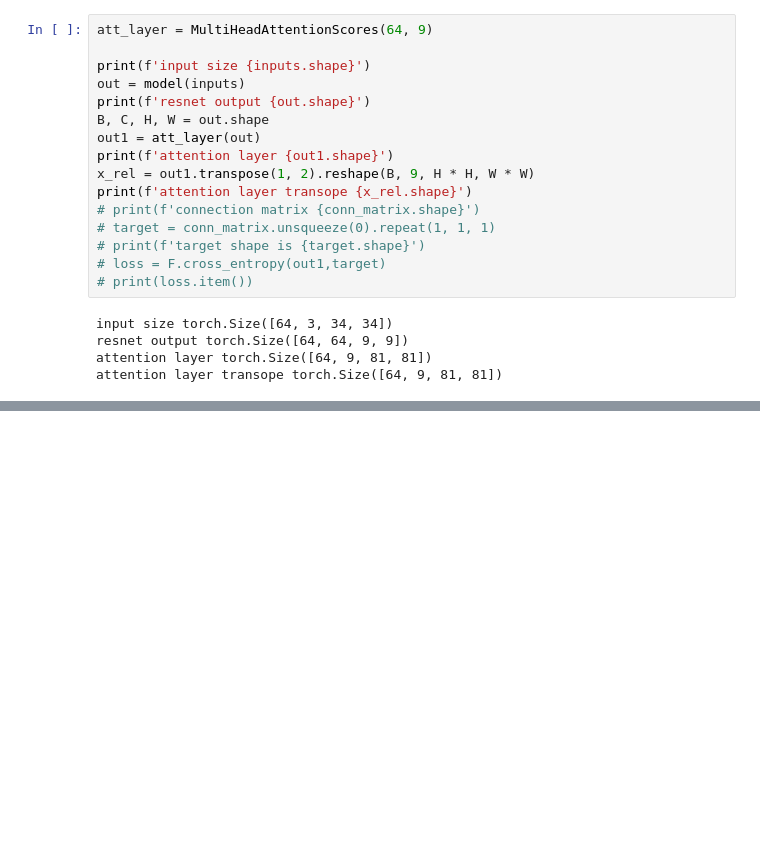
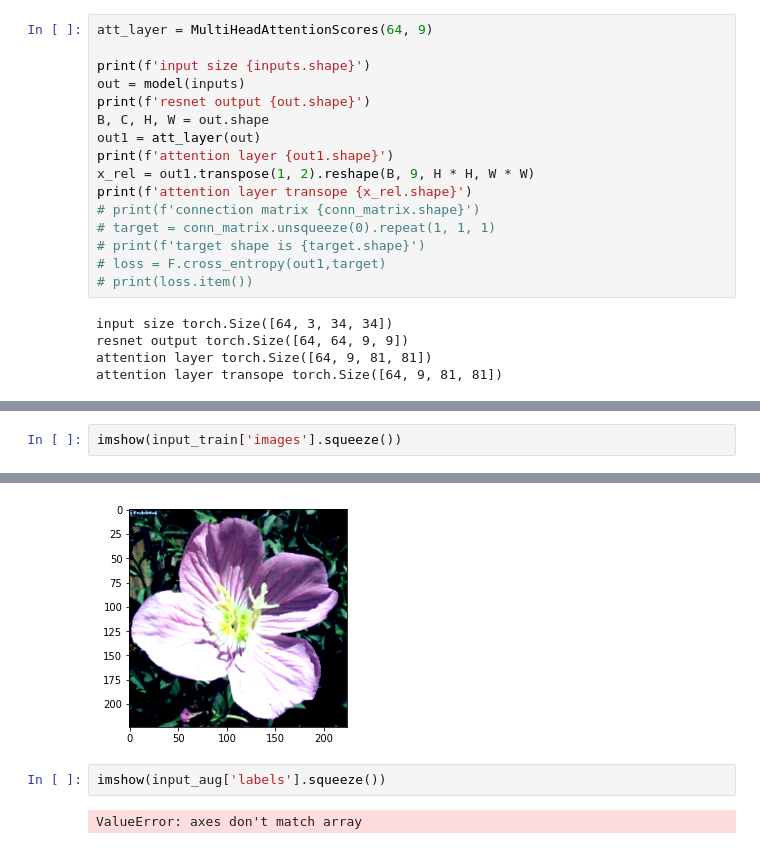
Before and after one commit to MeliLuca/MasterThesis, a Jupyter notebook: ResNet_specificCifar.ipynb, the cells around one changed output, grey strips where cells are left out. Cells and saved outputs as stored; diff of their text form; blank space fills up the shorter version.

```diff
--- a/ResNet_specificCifar.ipynb
+++ b/ResNet_specificCifar.ipynb
@@ -510,0 +579,3 @@ TypeError: 'ResNet' object is not subscriptable
+# %%
+imshow(input_train['images'].squeeze())
+# %% [output]
@@ -510,0 +583,5 @@ TypeError: 'ResNet' object is not subscriptable
+[figure, added]
+# %%
+imshow(input_aug['labels'].squeeze())
+# %% [output]
+ValueError: axes don't match array
```
Also changed, not shown: parts of 11 cells of this notebook, 5 other files.
